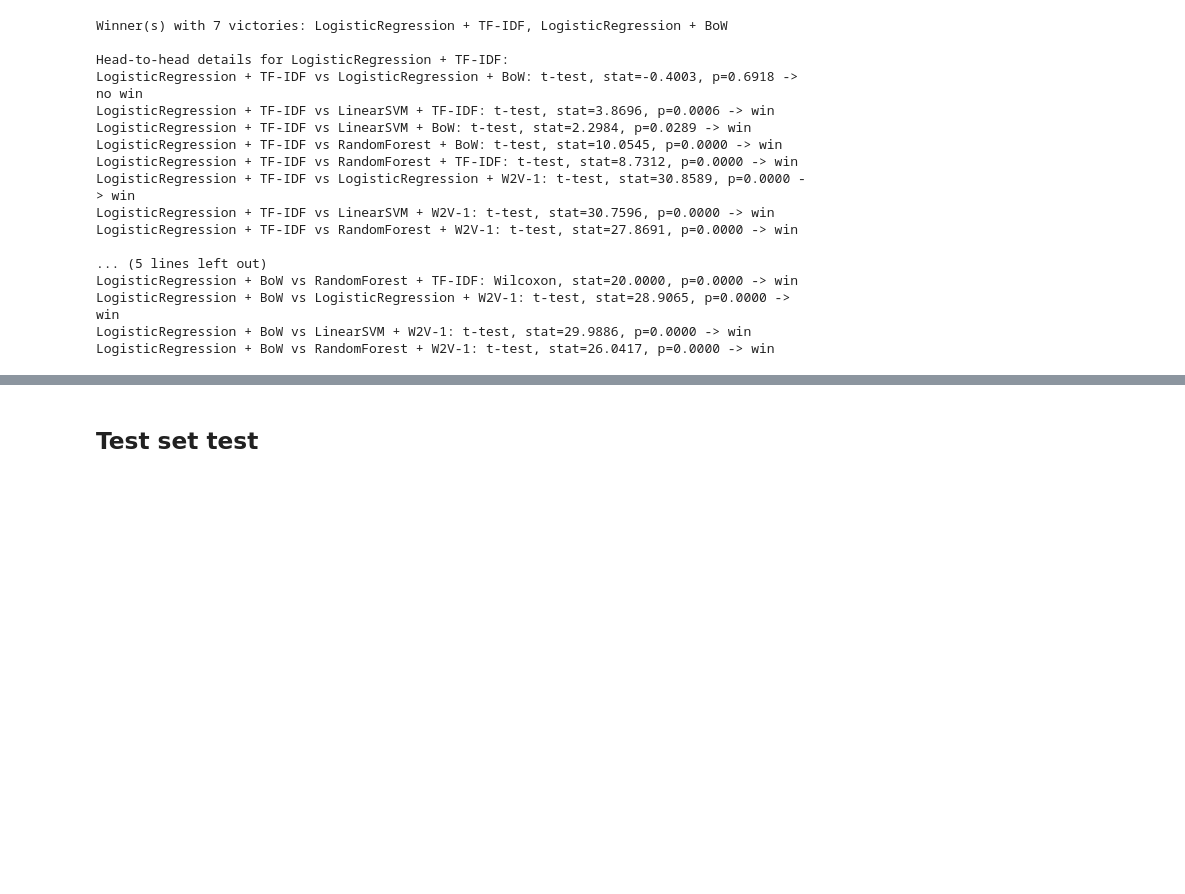
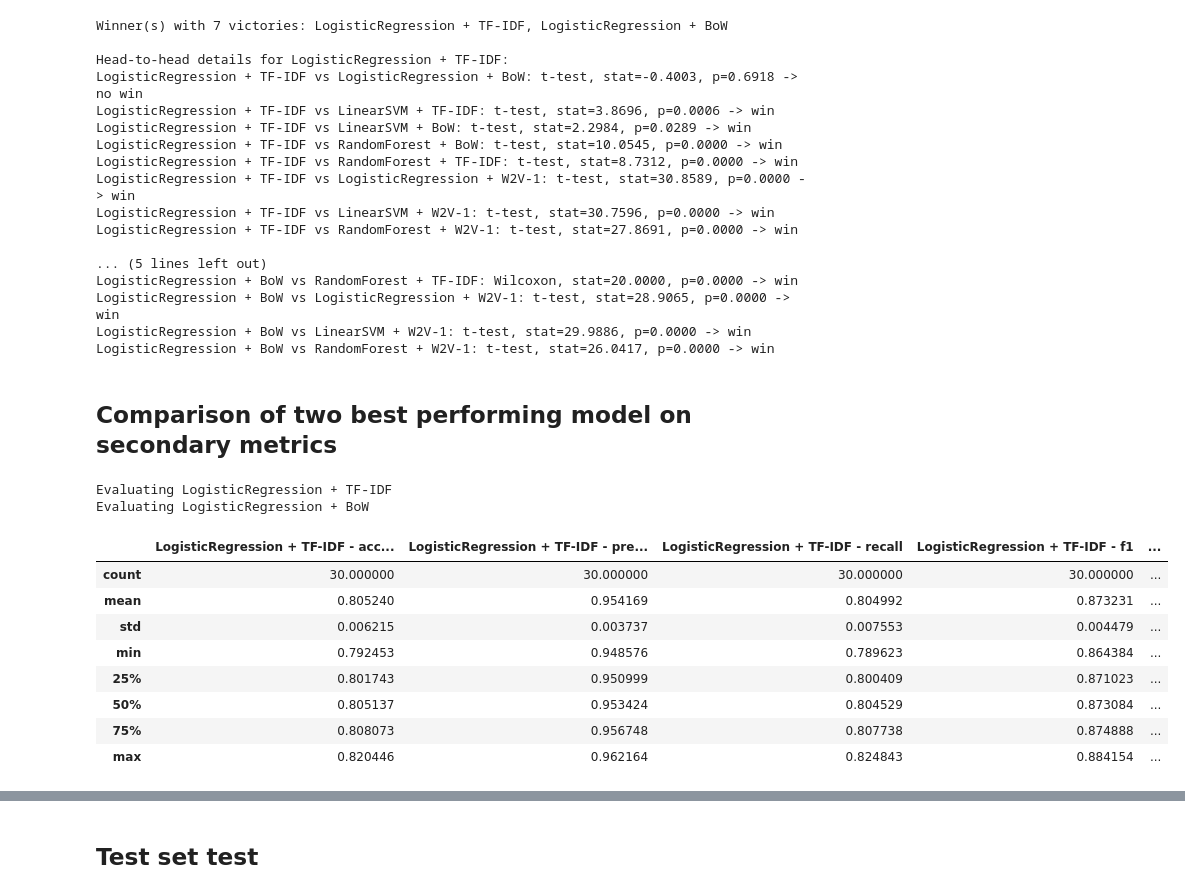
Before and after one commit to msegreto/CyberbullismDetection, a Jupyter notebook: notebook/3_BinaryClassification.ipynb, the cells around one changed output, grey strips where cells are left out. Saved outputs shown, nothing was run; the diff lists cells and outputs as text; code cells hidden in the pictures; blank space fills up the shorter version.

```diff
--- a/notebook/3_BinaryClassification.ipynb
+++ b/notebook/3_BinaryClassification.ipynb
@@ -348,3 +348,53 @@ LogisticRegression + BoW vs RandomForest + TF-IDF: Wilcoxon, stat=20.0000, p=0.0
 LogisticRegression + BoW vs LogisticRegression + W2V-1: t-test, stat=28.9065, p=0.0000 -> win
 LogisticRegression + BoW vs LinearSVM + W2V-1: t-test, stat=29.9886, p=0.0000 -> win
 LogisticRegression + BoW vs RandomForest + W2V-1: t-test, stat=26.0417, p=0.0000 -> win
+# %% [markdown]
+## Comparison of two best performing model on secondary metrics
+# %%
+warnings.filterwarnings("ignore", category=UserWarning)
+
+y = y_binary
+
+results = pd.read_csv("../model/binary/nested_cv_results.csv")
+
+results_sorted = results.head(2)
+
+cv = RepeatedStratifiedKFold(n_splits=10, n_repeats=3, random_state=42)
+
+scoring = ["accuracy", "precision", "recall", "f1"]
+
+scores_dict = {}
+
+for _, row in results_sorted.iterrows():
+    vec_name = row["Vectorizer"]
+    clf_name = row["Classifier"]
+
+    print(f"Evaluating {clf_name} + {vec_name}")
+
+    model_path = f"../model/binary/{clf_name}_{vec_name}.pkl"
+    pipeline = joblib.load(model_path)
+
+    results_cv = cross_validate(
+        pipeline, X_text, y, cv=cv, scoring=scoring, n_jobs=-1, return_train_score=False
+    )
+
+    key = f"{clf_name} + {vec_name}"
+    for metric in scoring:
+        scores_dict[f"{key} - {metric}"] = results_cv[f"test_{metric}"]
+
+scores_df = pd.DataFrame(scores_dict)
+scores_df.to_csv("../model/binary/repeated_cv_scores_second_comparison.csv", index=False)
+
+display(scores_df.describe())
+# %% [output]
+Evaluating LogisticRegression + TF-IDF
+Evaluating LogisticRegression + BoW
+|  | LogisticRegression + TF-IDF - acc... | LogisticRegression + TF-IDF - pre... | LogisticRegression + TF-IDF - recall | LogisticRegression + TF-IDF - f1 | ... |
+| count | 30.000000 | 30.000000 | 30.000000 | 30.000000 | ... |
+| mean | 0.805240 | 0.954169 | 0.804992 | 0.873231 | ... |
+| std | 0.006215 | 0.003737 | 0.007553 | 0.004479 | ... |
+| min | 0.792453 | 0.948576 | 0.789623 | 0.864384 | ... |
+| 25% | 0.801743 | 0.950999 | 0.800409 | 0.871023 | ... |
+| 50% | 0.805137 | 0.953424 | 0.804529 | 0.873084 | ... |
+| 75% | 0.808073 | 0.956748 | 0.807738 | 0.874888 | ... |
+| max | 0.820446 | 0.962164 | 0.824843 | 0.884154 | ... |
```
Also changed, not shown: parts of 2 cells of this notebook, 14 other files.
